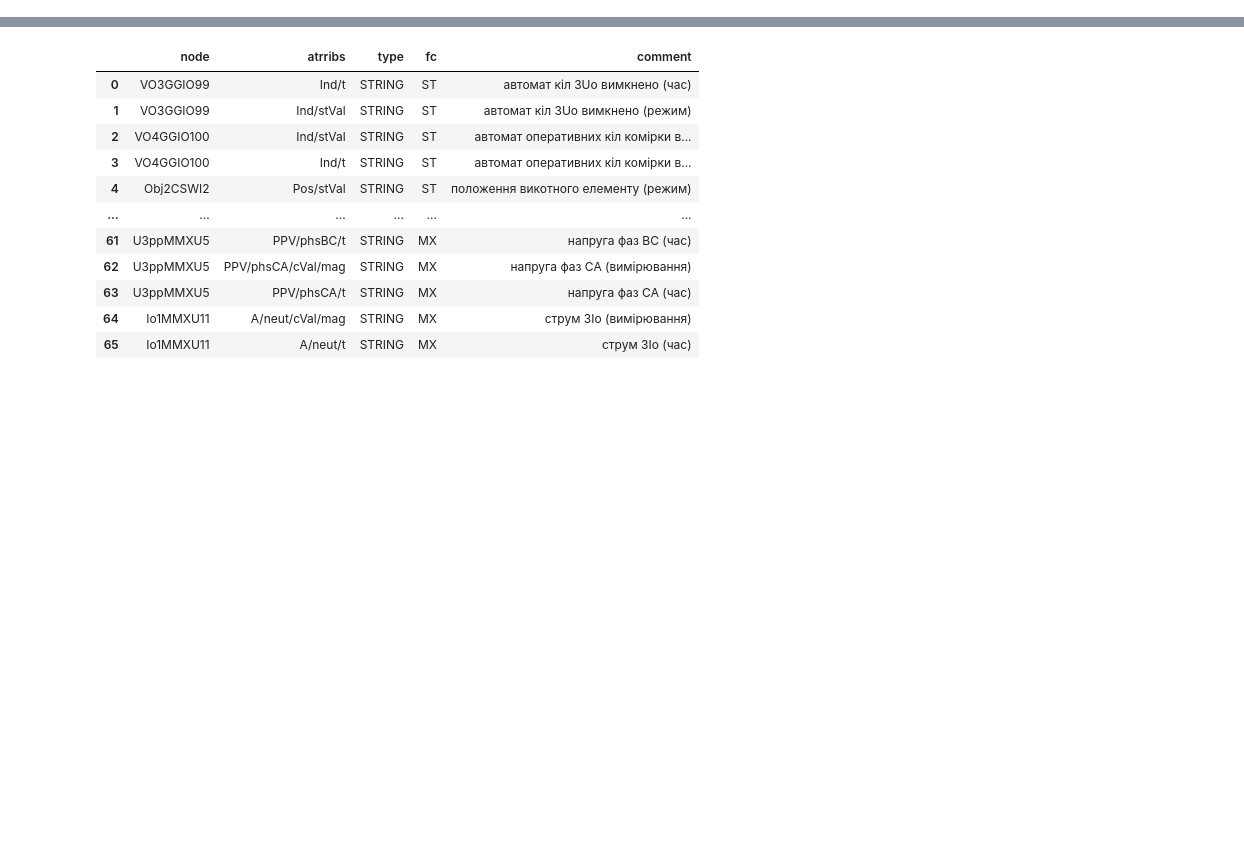
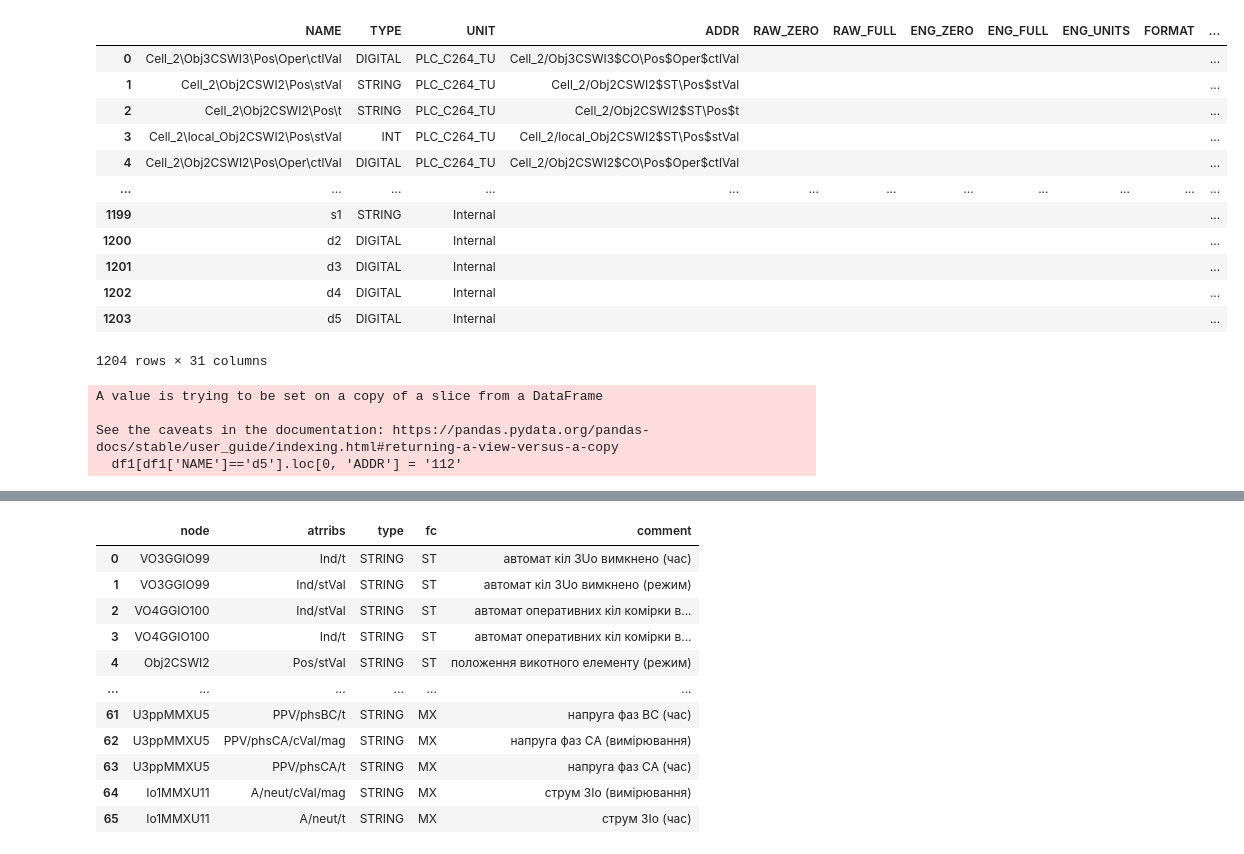
Before and after one commit to alermar69/myPython, a Jupyter notebook: ACY/dbf_scada.ipynb, the cells around one changed output, grey strips where cells are left out. Saved outputs shown, nothing was run; the diff lists cells and outputs as text; code cells hidden in the pictures; blank space fills up the shorter version.

```diff
--- a/ACY/dbf_scada.ipynb
+++ b/ACY/dbf_scada.ipynb
@@ -285,0 +460,24 @@ project.create_equip()
+# %%
+df1 = project.base.base_tag.dataframe()
+df1
+# %% [output]
+|  | NAME | TYPE | UNIT | ADDR | RAW_ZERO | RAW_FULL | ENG_ZERO | ENG_FULL | ENG_UNITS | FORMAT | ... |
+| 0 | Cell_2\Obj3CSWI3\Pos\Oper\ctlVal | DIGITAL | PLC_C264_TU | Cell_2/Obj3CSWI3$CO\Pos$Oper$ctlVal |  |  |  |  |  |  | ... |
+| 1 | Cell_2\Obj2CSWI2\Pos\stVal | STRING | PLC_C264_TU | Cell_2/Obj2CSWI2$ST\Pos$stVal |  |  |  |  |  |  | ... |
+| 2 | Cell_2\Obj2CSWI2\Pos\t | STRING | PLC_C264_TU | Cell_2/Obj2CSWI2$ST\Pos$t |  |  |  |  |  |  | ... |
+| 3 | Cell_2\local_Obj2CSWI2\Pos\stVal | INT | PLC_C264_TU | Cell_2/local_Obj2CSWI2$ST\Pos$stVal |  |  |  |  |  |  | ... |
+| 4 | Cell_2\Obj2CSWI2\Pos\Oper\ctlVal | DIGITAL | PLC_C264_TU | Cell_2/Obj2CSWI2$CO\Pos$Oper$ctlVal |  |  |  |  |  |  | ... |
+| ... | ... | ... | ... | ... | ... | ... | ... | ... | ... | ... | ... |
+| 1199 | s1 | STRING | Internal |  |  |  |  |  |  |  | ... |
+| 1200 | d2 | DIGITAL | Internal |  |  |  |  |  |  |  | ... |
+| 1201 | d3 | DIGITAL | Internal |  |  |  |  |  |  |  | ... |
+| 1202 | d4 | DIGITAL | Internal |  |  |  |  |  |  |  | ... |
+| 1203 | d5 | DIGITAL | Internal |  |  |  |  |  |  |  | ... |
+1204 rows × 31 columns
+# %%
+df1[df1['NAME']=='d5'].loc[0, 'ADDR'] = '112'
+# %% [output]
+A value is trying to be set on a copy of a slice from a DataFrame
+
+See the caveats in the documentation: https://pandas.pydata.org/pandas-docs/stable/user_guide/indexing.html#returning-a-view-versus-a-copy
+  df1[df1['NAME']=='d5'].loc[0, 'ADDR'] = '112'
```
Also changed, not shown: parts of 16 cells of this notebook.
